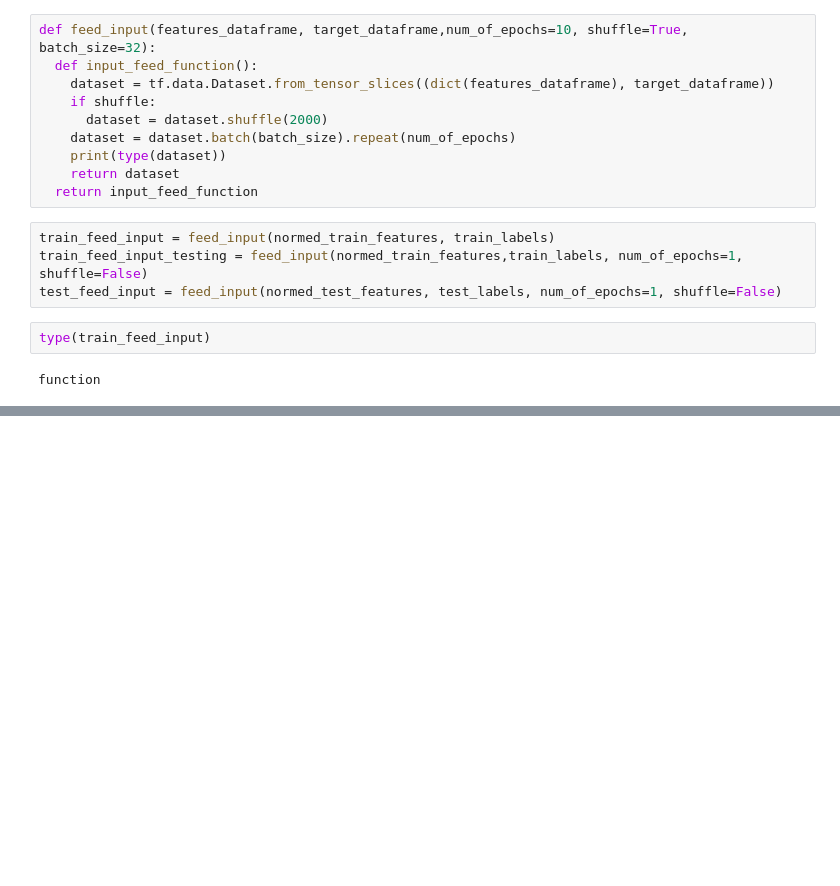
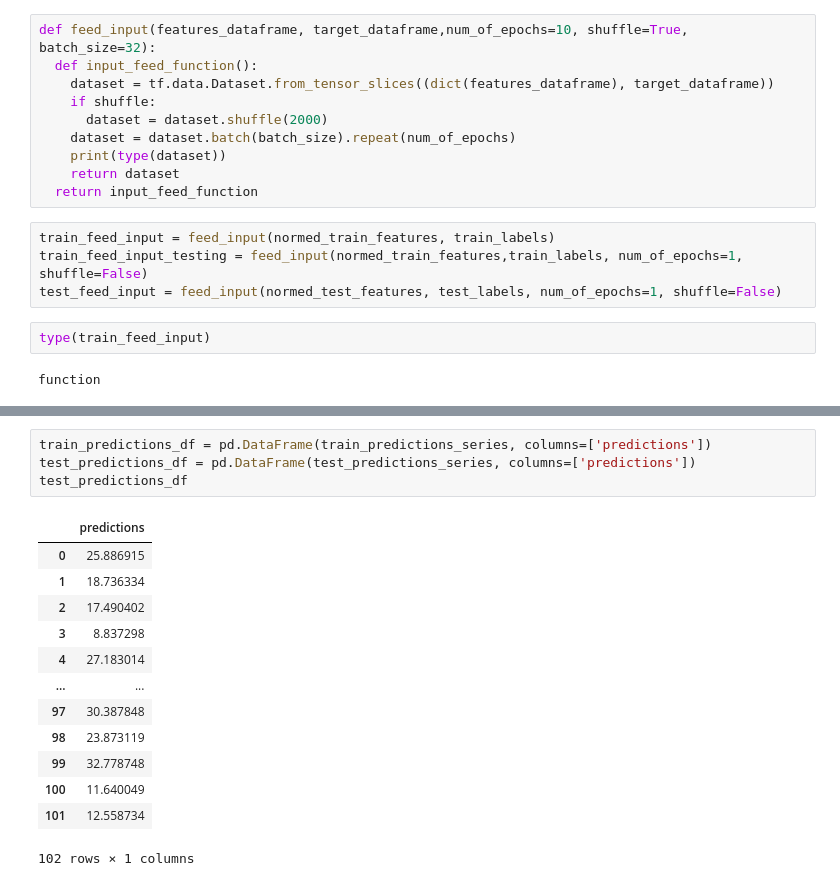
Before and after one commit to subbuvidyasekar/FlyingEagle, a Jupyter notebook: TensorFlow_Examples.ipynb, the cells around one changed output, grey strips where cells are left out. Drawn from its saved outputs; the diff is of its cells as text; blank space fills up the shorter version.

```diff
--- a/TensorFlow_Examples.ipynb
+++ b/TensorFlow_Examples.ipynb
@@ -190,2 +198,20 @@ INFO:tensorflow:Restoring parameters from /tmp/tmp19839gmr/model.ckpt-130
 INFO:tensorflow:Running local_init_op.
 INFO:tensorflow:Done running local_init_op.
+# %%
+train_predictions_df = pd.DataFrame(train_predictions_series, columns=['predictions'])
+test_predictions_df = pd.DataFrame(test_predictions_series, columns=['predictions'])
+test_predictions_df
+# %% [output]
+|  | predictions |
+| 0 | 25.886915 |
+| 1 | 18.736334 |
+| 2 | 17.490402 |
+| 3 | 8.837298 |
+| 4 | 27.183014 |
+| ... | ... |
+| 97 | 30.387848 |
+| 98 | 23.873119 |
+| 99 | 32.778748 |
+| 100 | 11.640049 |
+| 101 | 12.558734 |
+102 rows × 1 columns
```
Also changed, not shown: parts of 6 cells of this notebook.
